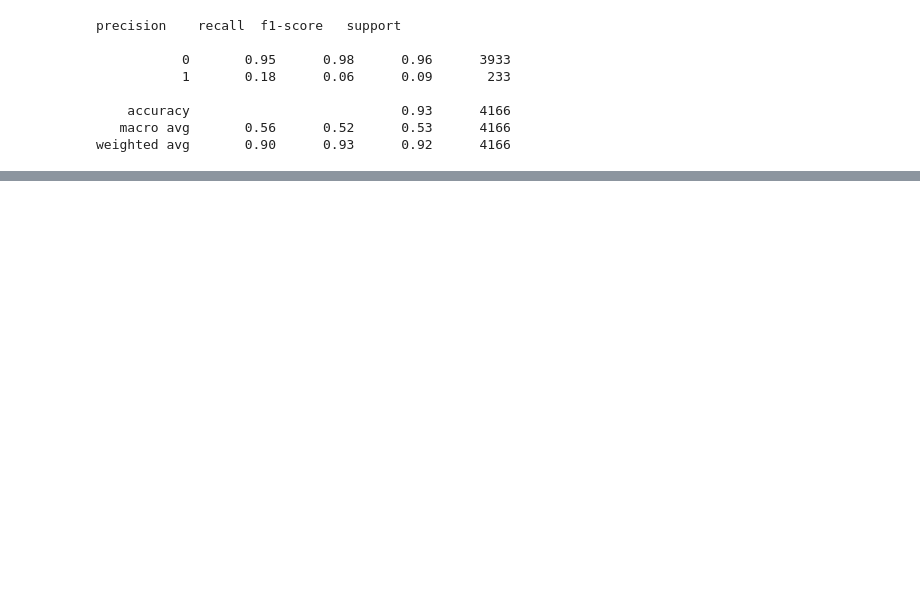
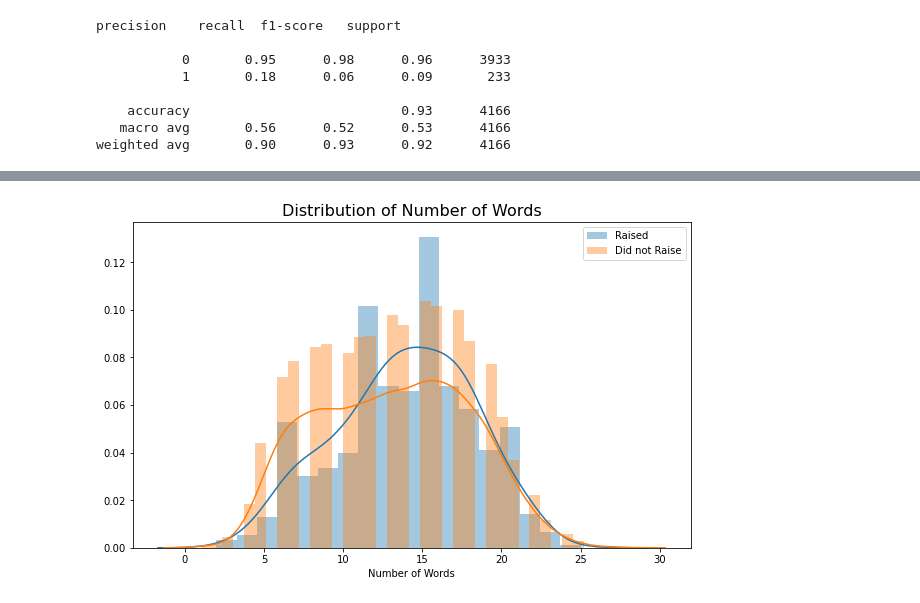
Before and after one commit to agpark1/VC-Sourcing-Model-Unit2-Build, a Jupyter notebook: 2A.ipynb, the cells around one changed output, grey strips where cells are left out. Saved outputs shown, nothing was run; the diff lists cells and outputs as text; code cells hidden in the pictures; blank space fills up the shorter version.

```diff
--- a/2A.ipynb
+++ b/2A.ipynb
@@ -277,0 +335,17 @@ ValueError: could not convert string to float: 'Xperiti'
+# %%
+import seaborn as sns
+import matplotlib.pyplot as plt
+import warnings
+warnings.filterwarnings("ignore")
+
+fig, ax = plt.subplots(figsize=(10,6))
+
+sns.distplot(document_lengths[data['Raised Series A'] == 1], ax=ax, label='Raised')
+sns.distplot(document_lengths[data['Raised Series A'] == 0], ax=ax, label='Did not Raise')
+
+ax.set_title("Distribution of Number of Words", fontsize=16)
+ax.set_xlabel("Number of Words")
+plt.legend()
+plt.show()
+# %% [output]
+[figure, added]
```
Also changed, not shown: parts of 23 cells of this notebook.
